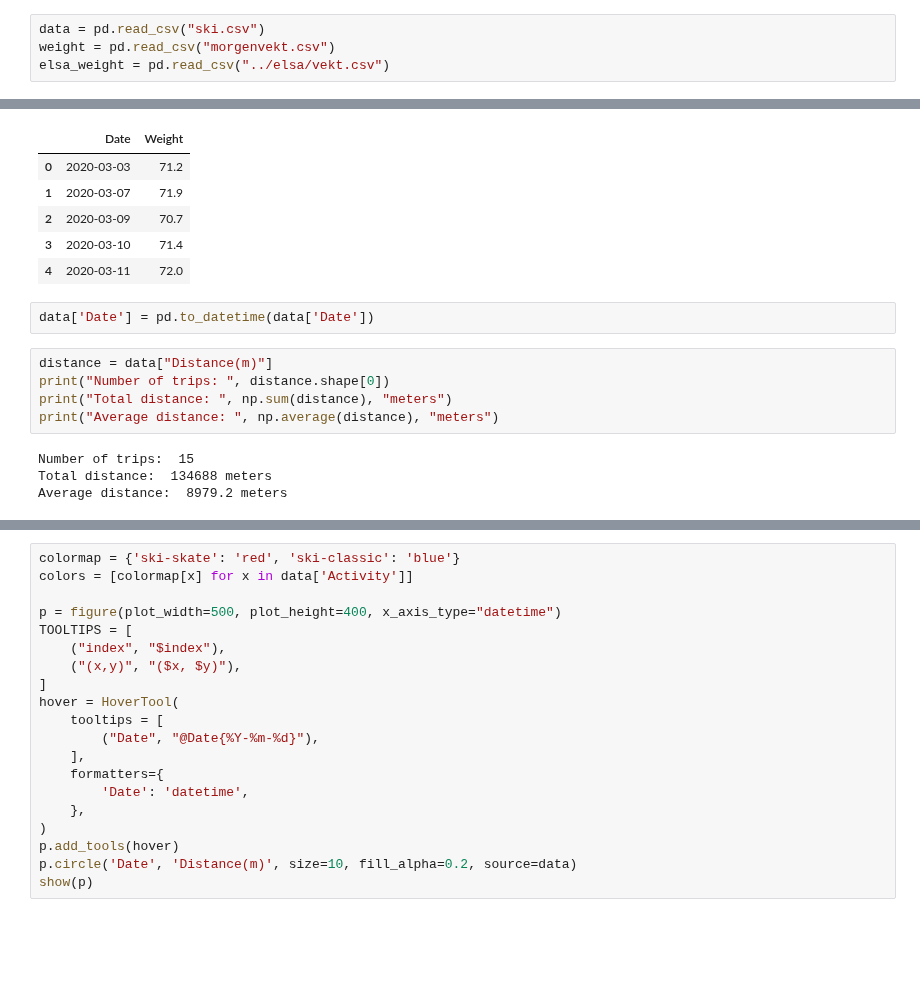
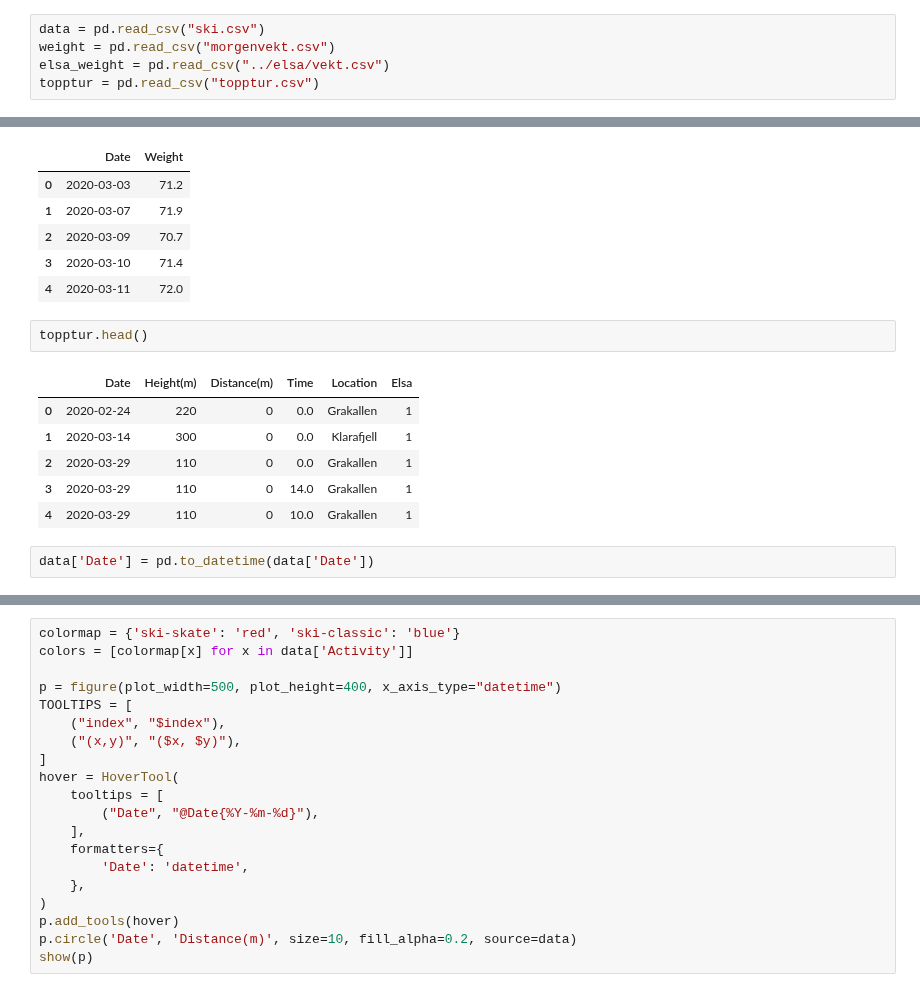
Before and after one commit to Olarm/Treningsdagbok, a Jupyter notebook: oversikt.ipynb, the cells around one changed output, grey strips where cells are left out. Saved outputs shown, nothing was run; the diff lists cells and outputs as text; blank space fills up the shorter version.

Commit message:
Legge til toppturstatistikk

```diff
--- a/oversikt.ipynb
+++ b/oversikt.ipynb
@@ -20,6 +20,7 @@ Loading BokehJS ...
 data = pd.read_csv("ski.csv")
 weight = pd.read_csv("morgenvekt.csv")
 elsa_weight = pd.read_csv("../elsa/vekt.csv")
+topptur = pd.read_csv("topptur.csv")
 # %%
 data.head()
 # %% [output]
@@ -38,14 +39,14 @@ weight.head()
 | 2 | 2020-03-09 | 70.7 |
 | 3 | 2020-03-10 | 71.4 |
 | 4 | 2020-03-11 | 72.0 |
+# %%
+topptur.head()
+# %% [output]
+|  | Date | Height(m) | Distance(m) | Time | Location | Elsa |
+| 0 | 2020-02-24 | 220 | 0 | 0.0 | Grakallen | 1 |
+| 1 | 2020-03-14 | 300 | 0 | 0.0 | Klarafjell | 1 |
+| 2 | 2020-03-29 | 110 | 0 | 0.0 | Grakallen | 1 |
+| 3 | 2020-03-29 | 110 | 0 | 14.0 | Grakallen | 1 |
+| 4 | 2020-03-29 | 110 | 0 | 10.0 | Grakallen | 1 |
 # %%
 data['Date'] = pd.to_datetime(data['Date'])
-# %%
-distance = data["Distance(m)"]
-print("Number of trips: ", distance.shape[0])
-print("Total distance: ", np.sum(distance), "meters")
-print("Average distance: ", np.average(distance), "meters")
-# %% [output]
-Number of trips:  15
-Total distance:  134688 meters
-Average distance:  8979.2 meters
```
Also changed, not shown: parts of 4 cells of this notebook.
